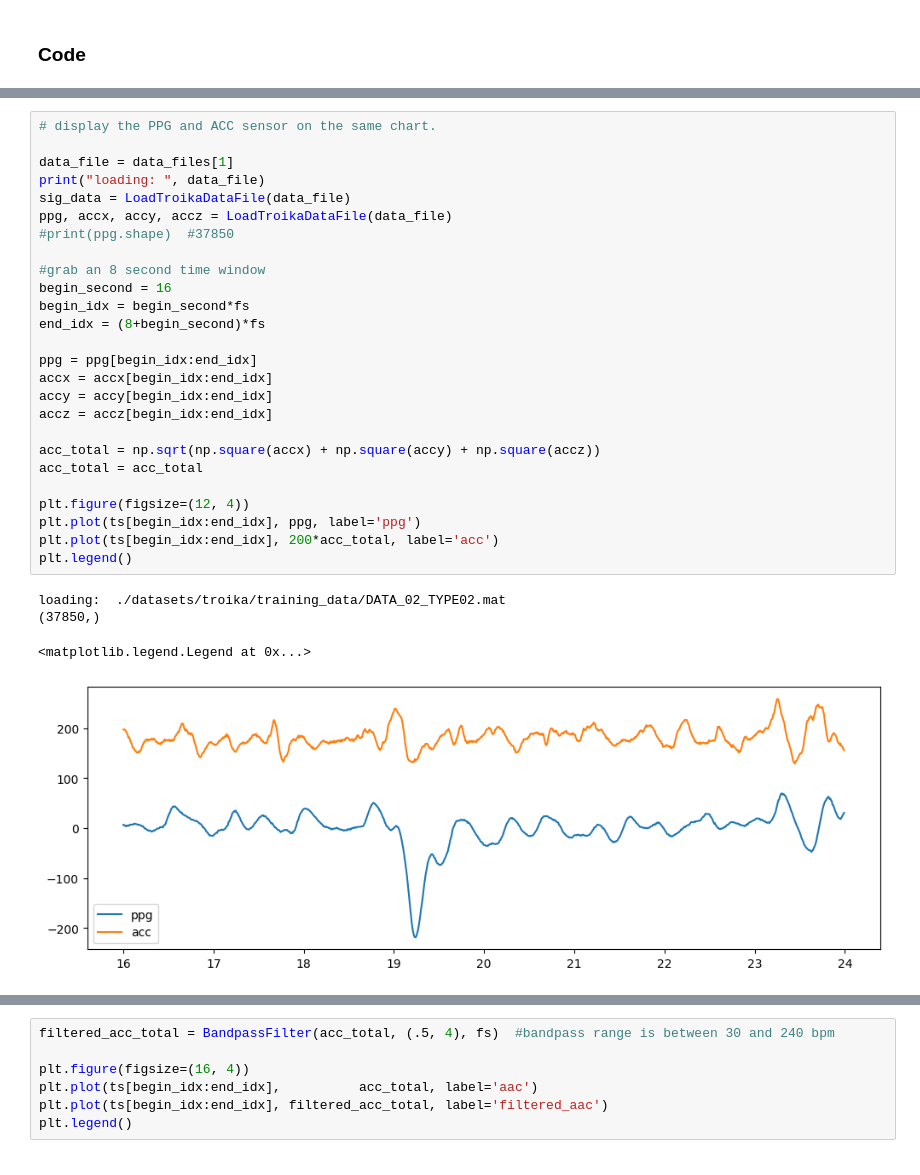
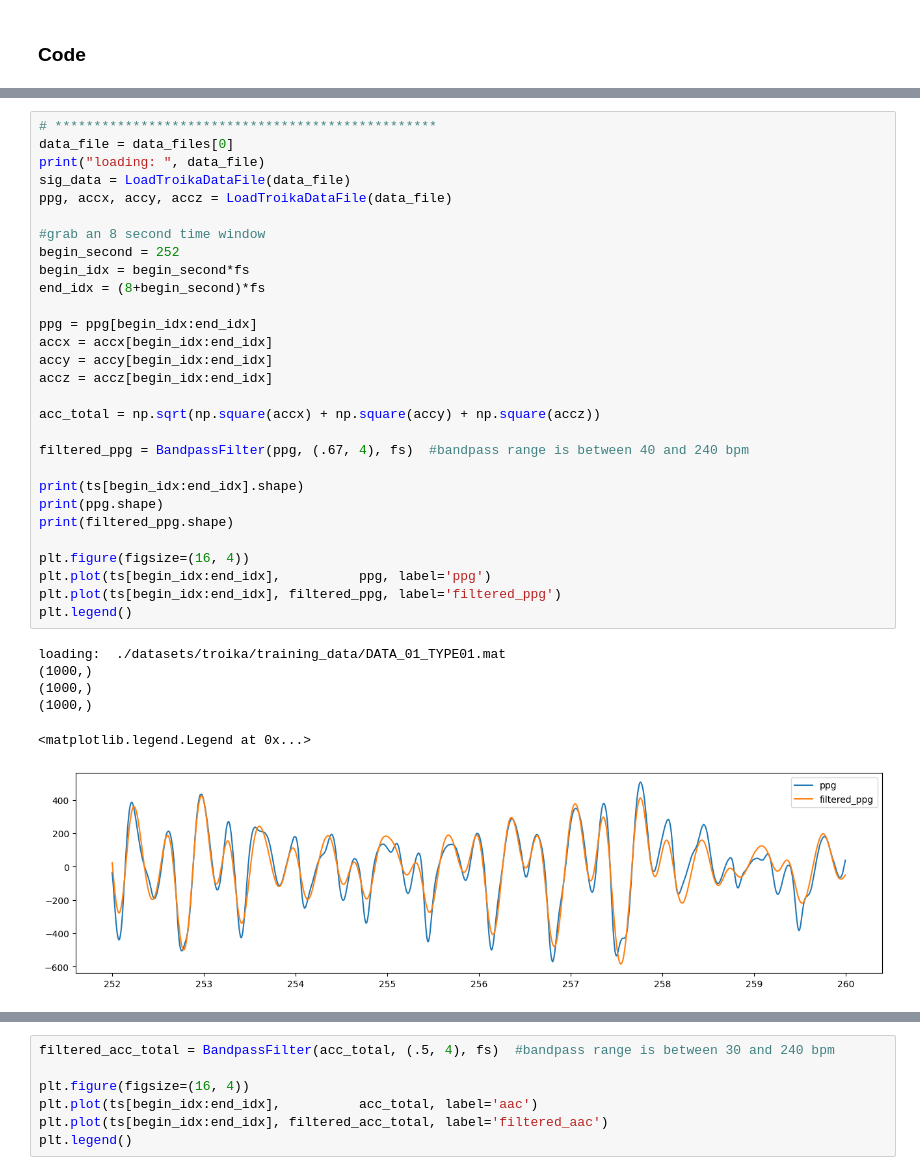
Before and after one commit to nathan-standafer/nd320-c4-wearable-data-project-starter, a Jupyter notebook: part_1/pulse_rate_starter.ipynb, the cells around one changed output, grey strips where cells are left out. Saved outputs shown, nothing was run; the diff lists cells and outputs as text.

```diff
--- a/part_1/pulse_rate_starter.ipynb
+++ b/part_1/pulse_rate_starter.ipynb
@@ -292,31 +287,36 @@ loading:  ./datasets/troika/training_data/DATA_03_TYPE02.mat
 # %%
-# display the PPG and ACC sensor on the same chart.
-
-data_file = data_files[1]
+# *************************************************
+data_file = data_files[0]
 print("loading: ", data_file)
 sig_data = LoadTroikaDataFile(data_file)
 ppg, accx, accy, accz = LoadTroikaDataFile(data_file)
-#print(ppg.shape)  #37850
 
 #grab an 8 second time window
-begin_second = 16
+begin_second = 252
 begin_idx = begin_second*fs
 end_idx = (8+begin_second)*fs
 
 ppg = ppg[begin_idx:end_idx]
 accx = accx[begin_idx:end_idx]
 accy = accy[begin_idx:end_idx]
 accz = accz[begin_idx:end_idx]
 
 acc_total = np.sqrt(np.square(accx) + np.square(accy) + np.square(accz))
-acc_total = acc_total
 
-plt.figure(figsize=(12, 4))
-plt.plot(ts[begin_idx:end_idx], ppg, label='ppg')
-plt.plot(ts[begin_idx:end_idx], 200*acc_total, label='acc')
+filtered_ppg = BandpassFilter(ppg, (.67, 4), fs)  #bandpass range is between 40 and 240 bpm
+
+print(ts[begin_idx:end_idx].shape)
+print(ppg.shape)
+print(filtered_ppg.shape)
+
+plt.figure(figsize=(16, 4))
+plt.plot(ts[begin_idx:end_idx],          ppg, label='ppg')
+plt.plot(ts[begin_idx:end_idx], filtered_ppg, label='filtered_ppg')
 plt.legend()
 # %% [output]
-loading:  ./datasets/troika/training_data/DATA_02_TYPE02.mat
-(37850,)
+loading:  ./datasets/troika/training_data/DATA_01_TYPE01.mat
+(1000,)
+(1000,)
+(1000,)
 <matplotlib.legend.Legend at 0x...>
-[figure, old version]
+[figure, new version]
```
Also changed, not shown: parts of 7 cells of this notebook, 1 other file.
